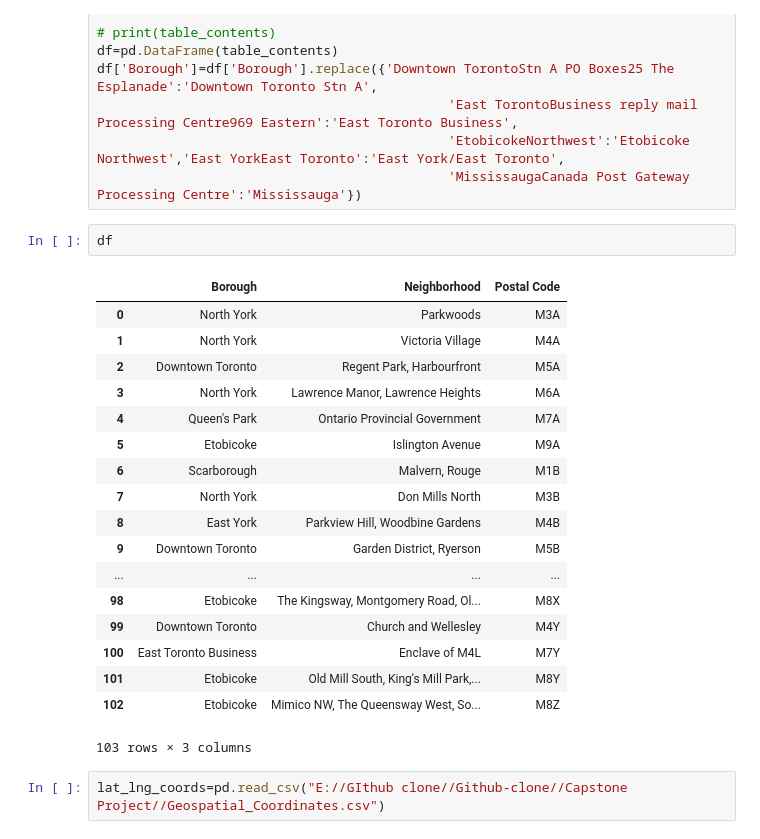
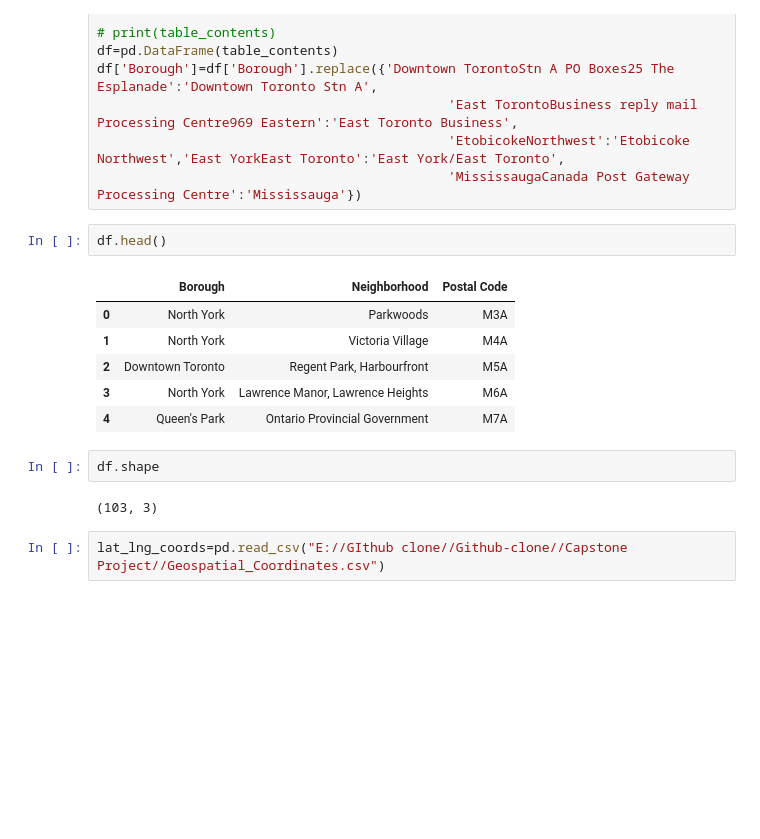
Before and after one commit to keren110119/Shawn-He, a Jupyter notebook: Capstone Project/Segmenting and Clustering Neighborhoods in Toronto.ipynb, the cells around one changed output. Saved outputs shown, nothing was run; the diff lists cells and outputs as text; blank space fills up the shorter version.

```diff
--- a/Capstone Project/Segmenting and Clustering Neighborhoods in Toronto.ipynb
+++ b/Capstone Project/Segmenting and Clustering Neighborhoods in Toronto.ipynb
@@ -61,26 +41,18 @@ df['Borough']=df['Borough'].replace({'Downtown TorontoStn A PO Boxes25 The Espla
                                              'EtobicokeNorthwest':'Etobicoke Northwest','East YorkEast Toronto':'East York/East Toronto',
                                              'MississaugaCanada Post Gateway Processing Centre':'Mississauga'})
 # %%
-df
+df.head()
 # %% [output]
 |  | Borough | Neighborhood | Postal Code |
 | 0 | North York | Parkwoods | M3A |
 | 1 | North York | Victoria Village | M4A |
 | 2 | Downtown Toronto | Regent Park, Harbourfront | M5A |
 | 3 | North York | Lawrence Manor, Lawrence Heights | M6A |
 | 4 | Queen's Park | Ontario Provincial Government | M7A |
-| 5 | Etobicoke | Islington Avenue | M9A |
-| 6 | Scarborough | Malvern, Rouge | M1B |
-| 7 | North York | Don Mills North | M3B |
-| 8 | East York | Parkview Hill, Woodbine Gardens | M4B |
-| 9 | Downtown Toronto | Garden District, Ryerson | M5B |
-| ... | ... | ... | ... |
-| 98 | Etobicoke | The Kingsway, Montgomery Road, Ol... | M8X |
-| 99 | Downtown Toronto | Church and Wellesley | M4Y |
-| 100 | East Toronto Business | Enclave of M4L | M7Y |
-| 101 | Etobicoke | Old Mill South, King's Mill Park,... | M8Y |
-| 102 | Etobicoke | Mimico NW, The Queensway West, So... | M8Z |
-103 rows × 3 columns
+# %%
+df.shape
+# %% [output]
+(103, 3)
 # %%
 lat_lng_coords=pd.read_csv("E://GIthub clone//Github-clone//Capstone Project//Geospatial_Coordinates.csv")
 # %%
```
Also changed, not shown: parts of 4 cells of this notebook.
